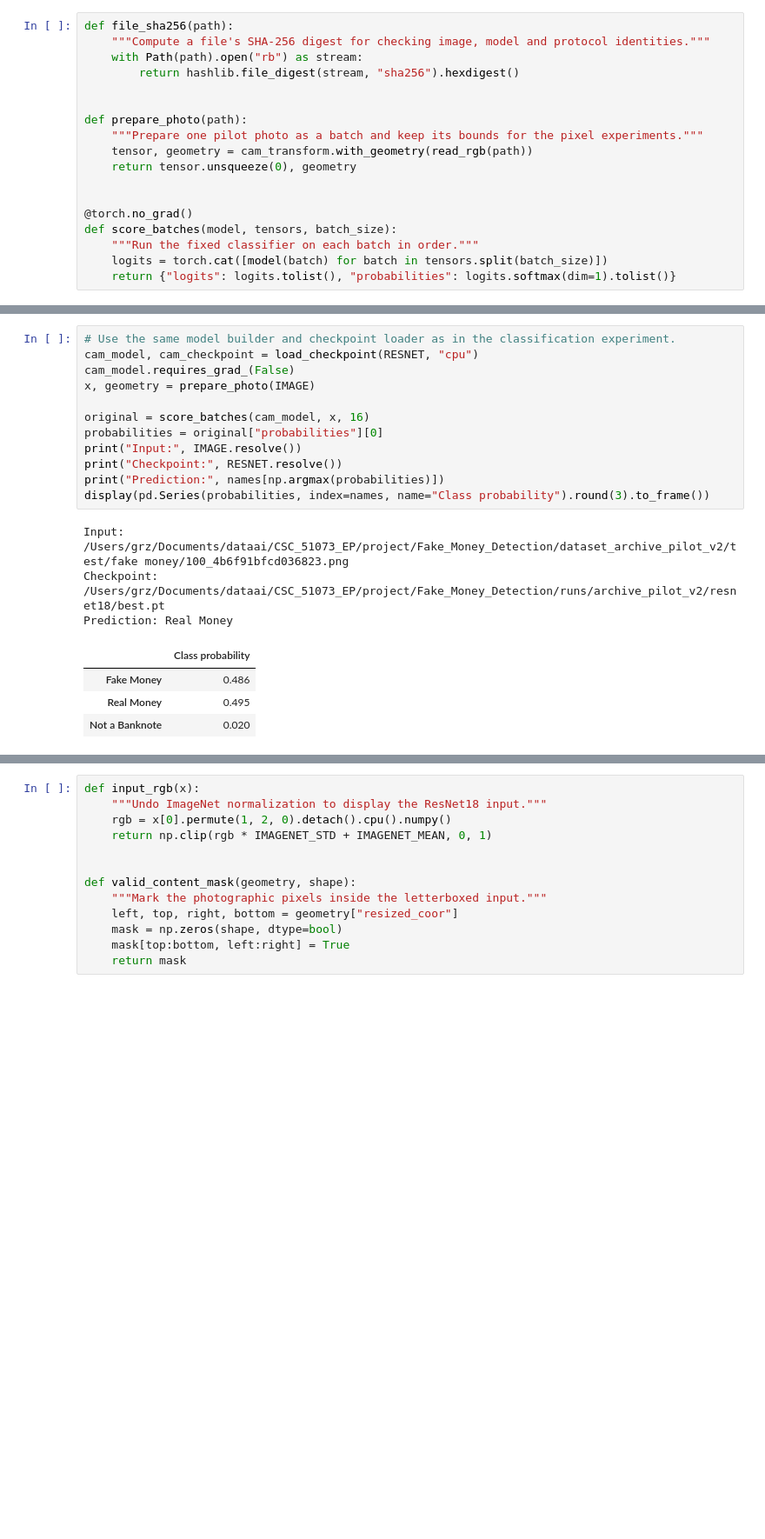
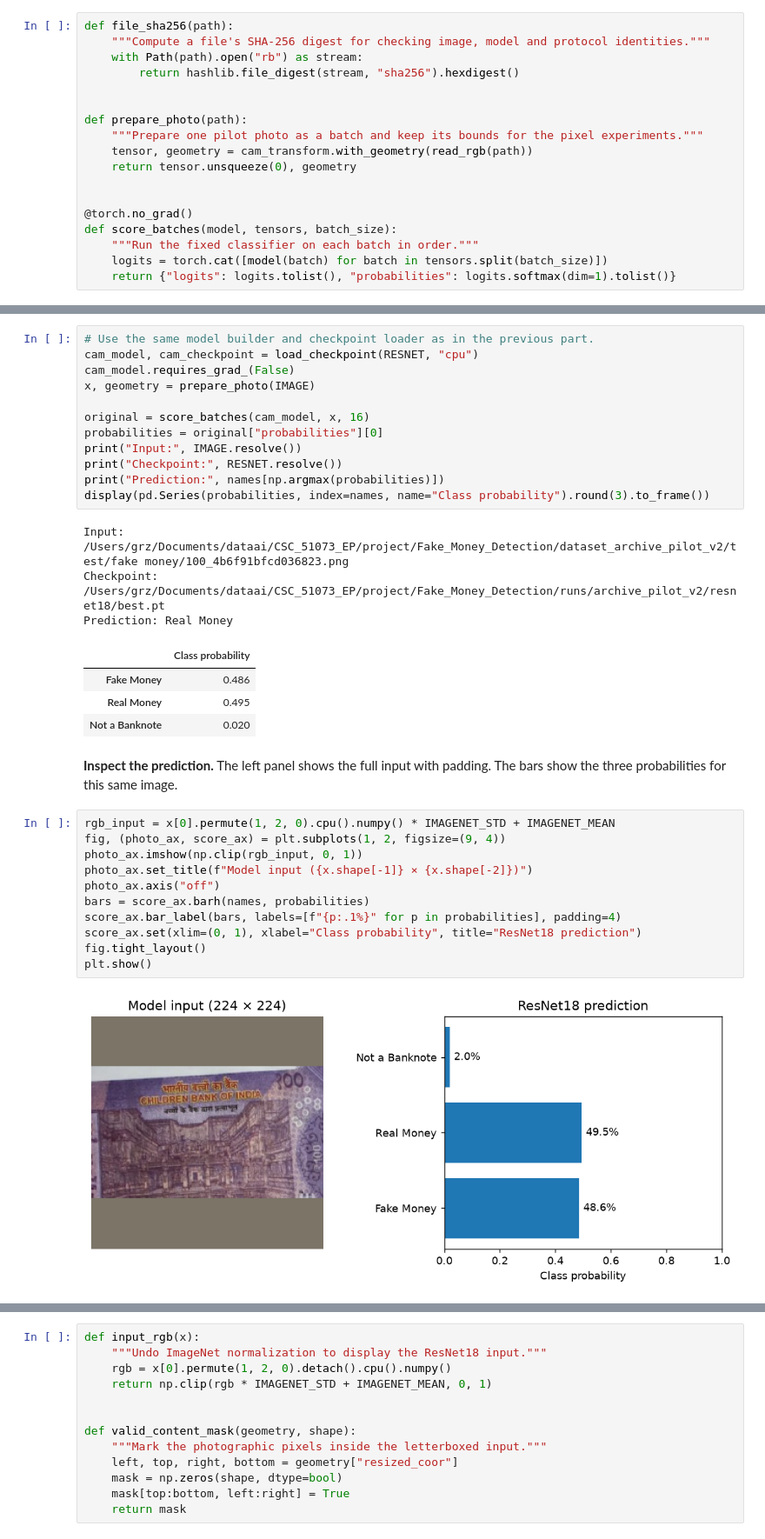
Before and after one commit to exileheadgrz/fakeBankNoteDetection, a Jupyter notebook: moneyDetectionFlassfier.ipynb, the cells around one changed output, grey strips where cells are left out. Shown at 87% size. Drawn from its saved outputs; the diff is of its cells as text; blank space fills up the shorter version.

```diff
--- a/moneyDetectionFlassfier.ipynb
+++ b/moneyDetectionFlassfier.ipynb
@@ -942,5 +944,5 @@ Check the weights and class order, then pass the photo through the frozen model
 # %%
-# Use the same model builder and checkpoint loader as in the classification experiment.
+# Use the same model builder and checkpoint loader as in the previous part.
 cam_model, cam_checkpoint = load_checkpoint(RESNET, "cpu")
 cam_model.requires_grad_(False)
 x, geometry = prepare_photo(IMAGE)
@@ -959,4 +961,19 @@ Prediction: Real Money
 | Fake Money | 0.486 |
 | Real Money | 0.495 |
 | Not a Banknote | 0.020 |
+# %% [markdown]
+**Inspect the prediction.** The left panel shows the full input with padding. The bars show the three probabilities for this same image.
+# %%
+rgb_input = x[0].permute(1, 2, 0).cpu().numpy() * IMAGENET_STD + IMAGENET_MEAN
+fig, (photo_ax, score_ax) = plt.subplots(1, 2, figsize=(9, 4))
+photo_ax.imshow(np.clip(rgb_input, 0, 1))
+photo_ax.set_title(f"Model input ({x.shape[-1]} × {x.shape[-2]})")
+photo_ax.axis("off")
+bars = score_ax.barh(names, probabilities)
+score_ax.bar_label(bars, labels=[f"{p:.1%}" for p in probabilities], padding=4)
+score_ax.set(xlim=(0, 1), xlabel="Class probability", title="ResNet18 prediction")
+fig.tight_layout()
+plt.show()
+# %% [output]
+[figure, added]
 # %% [markdown]
```
Also changed, not shown: parts of 38 cells of this notebook.
